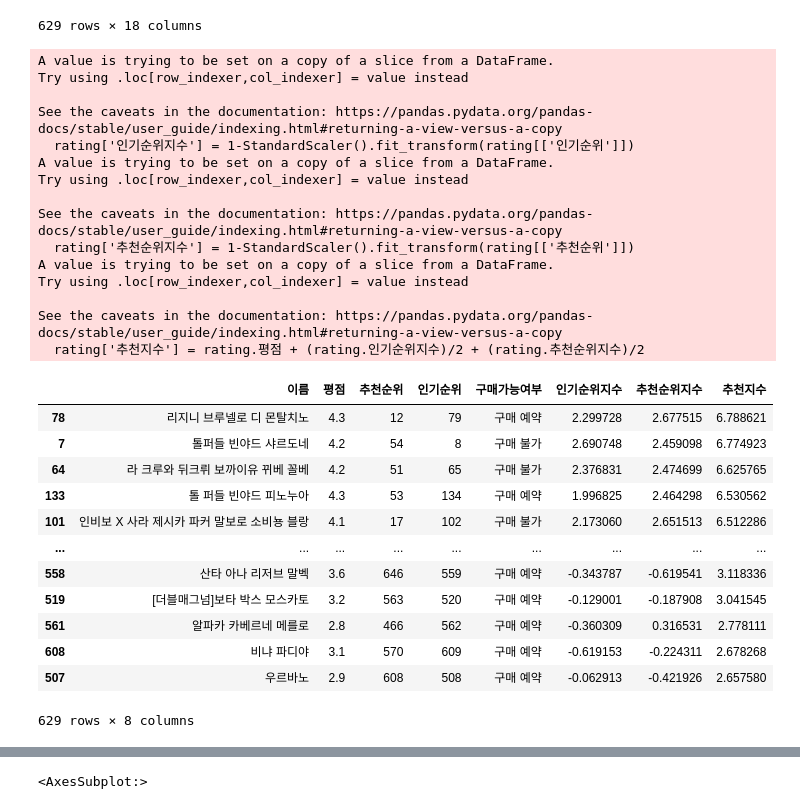
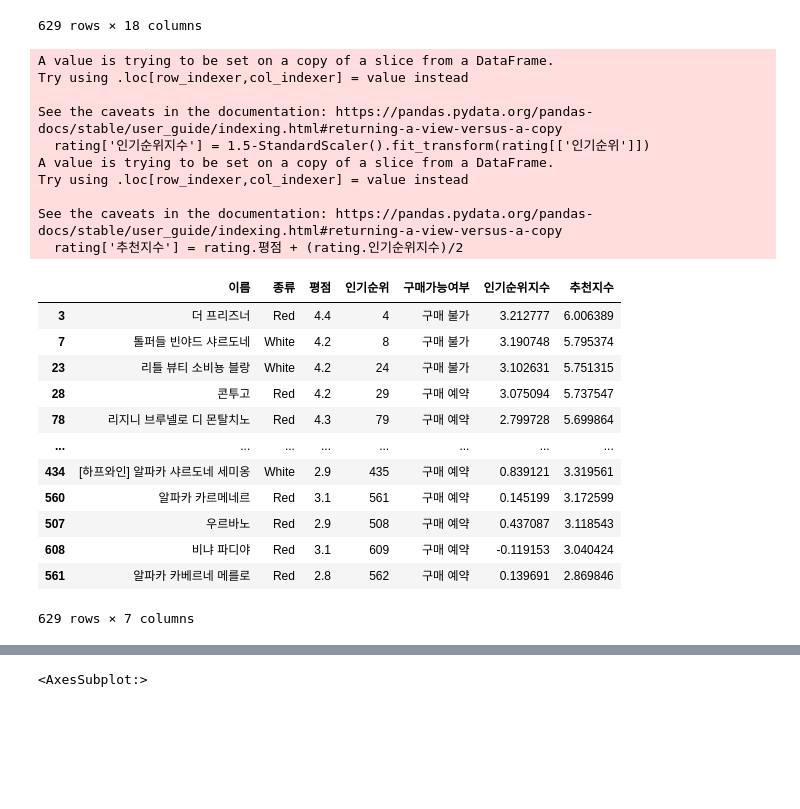
Before and after one commit to gitHek/cakd5_2nd_project, a Jupyter notebook: wine.ipynb, the cells around one changed output, grey strips where cells are left out. Cells and saved outputs as stored; diff of their text form; code cells hidden in the pictures; blank space fills up the shorter version.

Commit message:
인기순위 세분화

```diff
--- a/wine.ipynb
+++ b/wine.ipynb
@@ -18,40 +18,37 @@ wine_df
 | 628 | 629 | 몬페르토네 | MOMPERTONE | Red | 이탈리아 | 피에몬테, 몬페라토 | 프루노토, 안티노리 | 바르베라(Barbera) 60%, 시라(Syrah) 40% | 13.5 | 45000 | 3.7 | ... |
 629 rows × 18 columns
 # %%
+# 추천순위는 단순한 조회수만 가지고 선정한것이기에 추천지수로 사용하기 적절하지 않다고 판단하여 제외하고
+# 인기순위와 평점으로 추천지수로 가공
+
 from sklearn.preprocessing import MinMaxScaler,StandardScaler
 
-rating = wine_df[['이름','평점','추천순위','인기순위','구매가능여부']]
+rating = wine_df[['이름','종류','평점','인기순위','구매가능여부']]
 
-rating['인기순위지수'] = 1-StandardScaler().fit_transform(rating[['인기순위']])
-rating['추천순위지수'] = 1-StandardScaler().fit_transform(rating[['추천순위']])
-rating['추천지수'] = rating.평점 + (rating.인기순위지수)/2 + (rating.추천순위지수)/2
+rating['인기순위지수'] = 1.5-StandardScaler().fit_transform(rating[['인기순위']])
+rating['추천지수'] = rating.평점 + (rating.인기순위지수)/2
 rating.sort_values(by = '추천지수',ascending=False)
 # %% [output]
 A value is trying to be set on a copy of a slice from a DataFrame.
 Try using .loc[row_indexer,col_indexer] = value instead
 
 See the caveats in the documentation: https://pandas.pydata.org/pandas-docs/stable/user_guide/indexing.html#returning-a-view-versus-a-copy
-  rating['인기순위지수'] = 1-StandardScaler().fit_transform(rating[['인기순위']])
+  rating['인기순위지수'] = 1.5-StandardScaler().fit_transform(rating[['인기순위']])
 A value is trying to be set on a copy of a slice from a DataFrame.
 Try using .loc[row_indexer,col_indexer] = value instead
 
 See the caveats in the documentation: https://pandas.pydata.org/pandas-docs/stable/user_guide/indexing.html#returning-a-view-versus-a-copy
-  rating['추천순위지수'] = 1-StandardScaler().fit_transform(rating[['추천순위']])
-A value is trying to be set on a copy of a slice from a DataFrame.
-Try using .loc[row_indexer,col_indexer] = value instead
-
-See the caveats in the documentation: https://pandas.pydata.org/pandas-docs/stable/user_guide/indexing.html#returning-a-view-versus-a-copy
-  rating['추천지수'] = rating.평점 + (rating.인기순위지수)/2 + (rating.추천순위지수)/2
+  rating['추천지수'] = rating.평점 + (rating.인기순위지수)/2
-|  | 이름 | 평점 | 추천순위 | 인기순위 | 구매가능여부 | 인기순위지수 | 추천순위지수 | 추천지수 |
-| 78 | 리지니 브루넬로 디 몬탈치노 | 4.3 | 12 | 79 | 구매 예약 | 2.299728 | 2.677515 | 6.788621 |
-| 7 | 톨퍼들 빈야드 샤르도네 | 4.2 | 54 | 8 | 구매 불가 | 2.690748 | 2.459098 | 6.774923 |
-| 64 | 라 크루와 뒤크뤼 보까이유 뀌베 꼴베 | 4.2 | 51 | 65 | 구매 불가 | 2.376831 | 2.474699 | 6.625765 |
-| 133 | 톨 퍼들 빈야드 피노누아 | 4.3 | 53 | 134 | 구매 예약 | 1.996825 | 2.464298 | 6.530562 |
-| 101 | 인비보 X 사라 제시카 파커 말보로 소비뇽 블랑 | 4.1 | 17 | 102 | 구매 불가 | 2.173060 | 2.651513 | 6.512286 |
-| ... | ... | ... | ... | ... | ... | ... | ... | ... |
-| 558 | 산타 아나 리저브 말벡 | 3.6 | 646 | 559 | 구매 예약 | -0.343787 | -0.619541 | 3.118336 |
-| 519 | [더블매그넘]보타 박스 모스카토 | 3.2 | 563 | 520 | 구매 예약 | -0.129001 | -0.187908 | 3.041545 |
-| 561 | 알파카 카베르네 메를로 | 2.8 | 466 | 562 | 구매 예약 | -0.360309 | 0.316531 | 2.778111 |
-| 608 | 비냐 파디야 | 3.1 | 570 | 609 | 구매 예약 | -0.619153 | -0.224311 | 2.678268 |
-| 507 | 우르바노 | 2.9 | 608 | 508 | 구매 예약 | -0.062913 | -0.421926 | 2.657580 |
+|  | 이름 | 종류 | 평점 | 인기순위 | 구매가능여부 | 인기순위지수 | 추천지수 |
+| 3 | 더 프리즈너 | Red | 4.4 | 4 | 구매 불가 | 3.212777 | 6.006389 |
+| 7 | 톨퍼들 빈야드 샤르도네 | White | 4.2 | 8 | 구매 불가 | 3.190748 | 5.795374 |
+| 23 | 리틀 뷰티 소비뇽 블랑 | White | 4.2 | 24 | 구매 불가 | 3.102631 | 5.751315 |
+| 28 | 콘투고 | Red | 4.2 | 29 | 구매 예약 | 3.075094 | 5.737547 |
+| 78 | 리지니 브루넬로 디 몬탈치노 | Red | 4.3 | 79 | 구매 예약 | 2.799728 | 5.699864 |
+| ... | ... | ... | ... | ... | ... | ... | ... |
+| 434 | [하프와인] 알파카 샤르도네 세미옹 | White | 2.9 | 435 | 구매 예약 | 0.839121 | 3.319561 |
+| 560 | 알파카 카르메네르 | Red | 3.1 | 561 | 구매 예약 | 0.145199 | 3.172599 |
+| 507 | 우르바노 | Red | 2.9 | 508 | 구매 예약 | 0.437087 | 3.118543 |
+| 608 | 비냐 파디야 | Red | 3.1 | 609 | 구매 예약 | -0.119153 | 3.040424 |
+| 561 | 알파카 카베르네 메를로 | Red | 2.8 | 562 | 구매 예약 | 0.139691 | 2.869846 |
-629 rows × 8 columns
+629 rows × 7 columns
```
Also changed, not shown: parts of 4 cells of this notebook, 6 other files.
